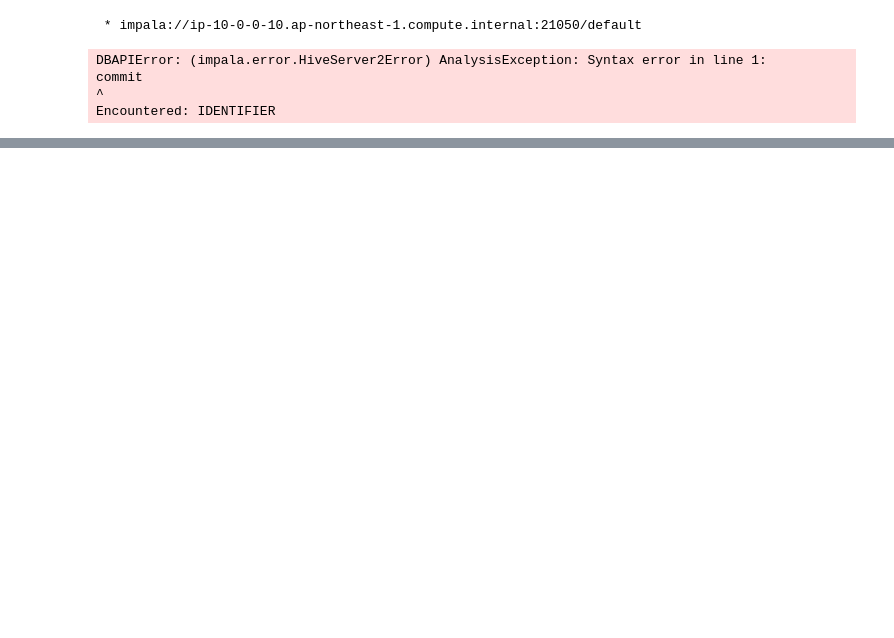
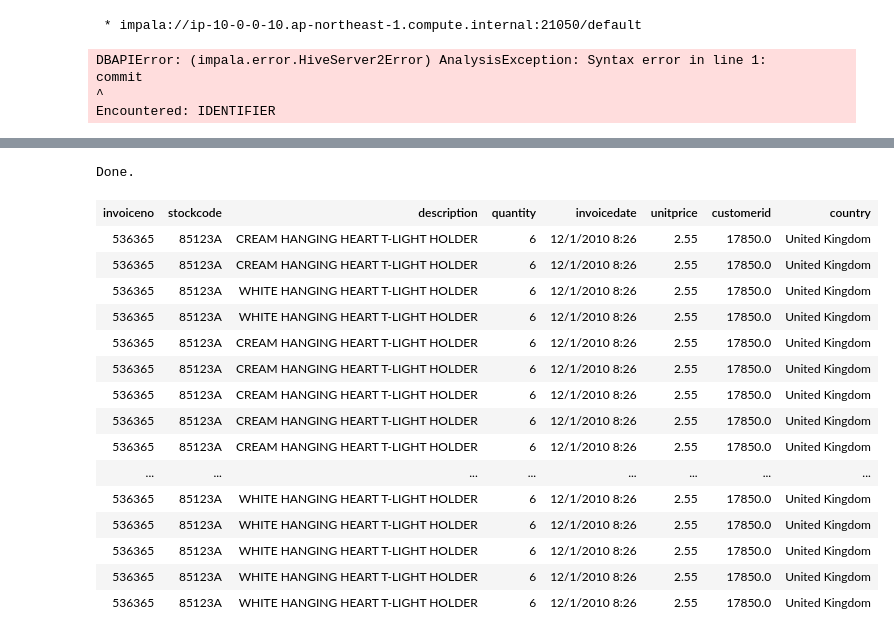
Before and after one commit to YoshiyukiKono/jupyter_impala, a Jupyter notebook: impala.ipynb, the cells around one changed output, grey strips where cells are left out. Drawn from its saved outputs; the diff is of its cells as text; code cells hidden in the pictures; blank space fills up the shorter version.

```diff
--- a/impala.ipynb
+++ b/impala.ipynb
@@ -176,0 +253,24 @@ Encountered: IDENTIFIER
+# %%
+%%sql
+select o.invoiceno,p.stockcode,p.description, o.quantity,o.invoicedate,o.unitprice,o.customerid,o.country
+from default.order_items o
+INNER JOIN products p ON o.stockcode = p.stockcode
+limit 30
+# %% [output]
+Done.
+| invoiceno | stockcode | description | quantity | invoicedate | unitprice | customerid | country |
+| 536365 | 85123A | CREAM HANGING HEART T-LIGHT HOLDER | 6 | 12/1/2010 8:26 | 2.55 | 17850.0 | United Kingdom |
+| 536365 | 85123A | CREAM HANGING HEART T-LIGHT HOLDER | 6 | 12/1/2010 8:26 | 2.55 | 17850.0 | United Kingdom |
+| 536365 | 85123A | WHITE HANGING HEART T-LIGHT HOLDER | 6 | 12/1/2010 8:26 | 2.55 | 17850.0 | United Kingdom |
+| 536365 | 85123A | WHITE HANGING HEART T-LIGHT HOLDER | 6 | 12/1/2010 8:26 | 2.55 | 17850.0 | United Kingdom |
+| 536365 | 85123A | CREAM HANGING HEART T-LIGHT HOLDER | 6 | 12/1/2010 8:26 | 2.55 | 17850.0 | United Kingdom |
+| 536365 | 85123A | CREAM HANGING HEART T-LIGHT HOLDER | 6 | 12/1/2010 8:26 | 2.55 | 17850.0 | United Kingdom |
+| 536365 | 85123A | CREAM HANGING HEART T-LIGHT HOLDER | 6 | 12/1/2010 8:26 | 2.55 | 17850.0 | United Kingdom |
+| 536365 | 85123A | CREAM HANGING HEART T-LIGHT HOLDER | 6 | 12/1/2010 8:26 | 2.55 | 17850.0 | United Kingdom |
+| 536365 | 85123A | CREAM HANGING HEART T-LIGHT HOLDER | 6 | 12/1/2010 8:26 | 2.55 | 17850.0 | United Kingdom |
+| ... | ... | ... | ... | ... | ... | ... | ... |
+| 536365 | 85123A | WHITE HANGING HEART T-LIGHT HOLDER | 6 | 12/1/2010 8:26 | 2.55 | 17850.0 | United Kingdom |
+| 536365 | 85123A | WHITE HANGING HEART T-LIGHT HOLDER | 6 | 12/1/2010 8:26 | 2.55 | 17850.0 | United Kingdom |
+| 536365 | 85123A | WHITE HANGING HEART T-LIGHT HOLDER | 6 | 12/1/2010 8:26 | 2.55 | 17850.0 | United Kingdom |
+| 536365 | 85123A | WHITE HANGING HEART T-LIGHT HOLDER | 6 | 12/1/2010 8:26 | 2.55 | 17850.0 | United Kingdom |
+| 536365 | 85123A | WHITE HANGING HEART T-LIGHT HOLDER | 6 | 12/1/2010 8:26 | 2.55 | 17850.0 | United Kingdom |
```
Also changed, not shown: parts of 30 cells of this notebook.
